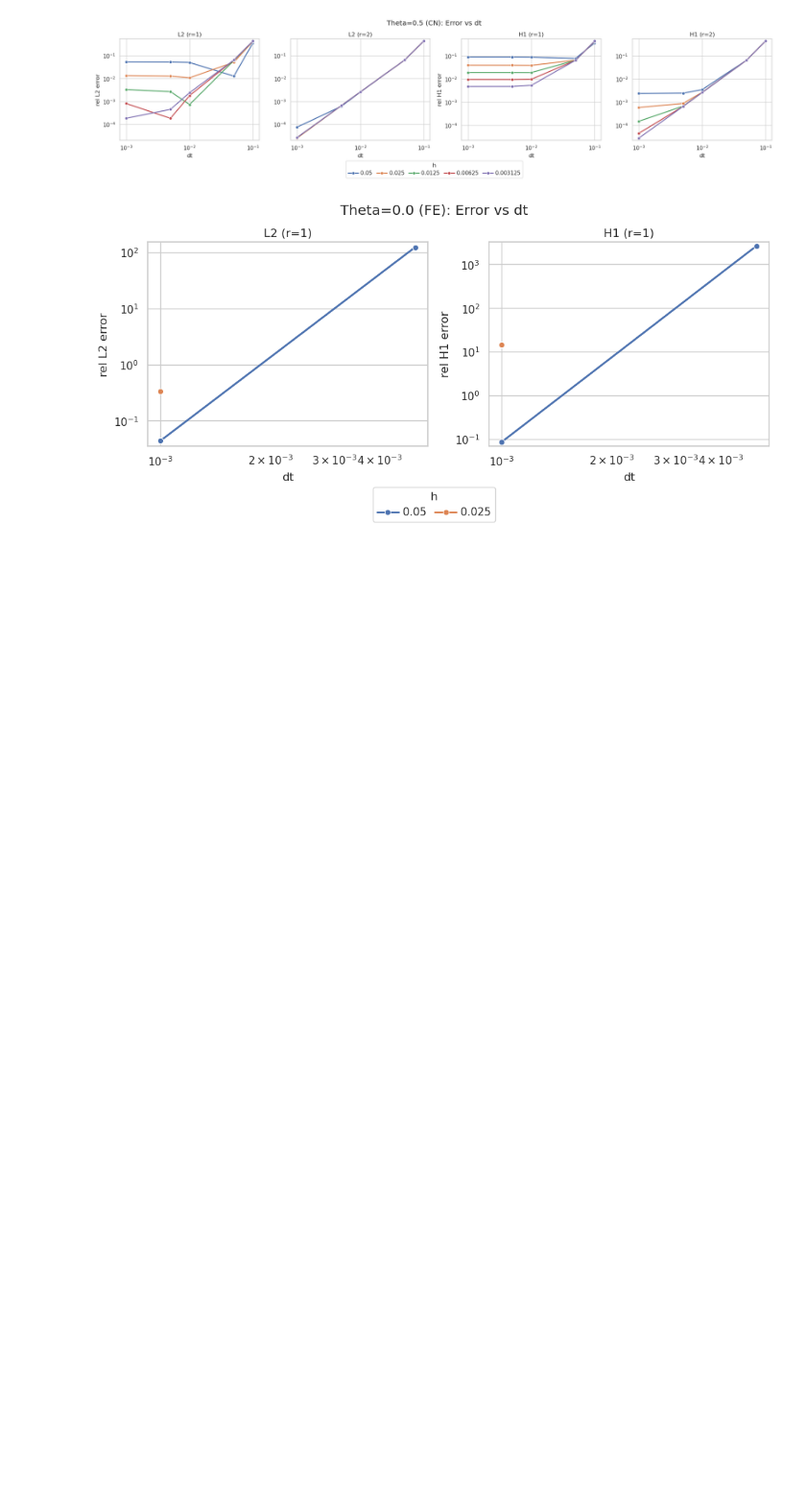
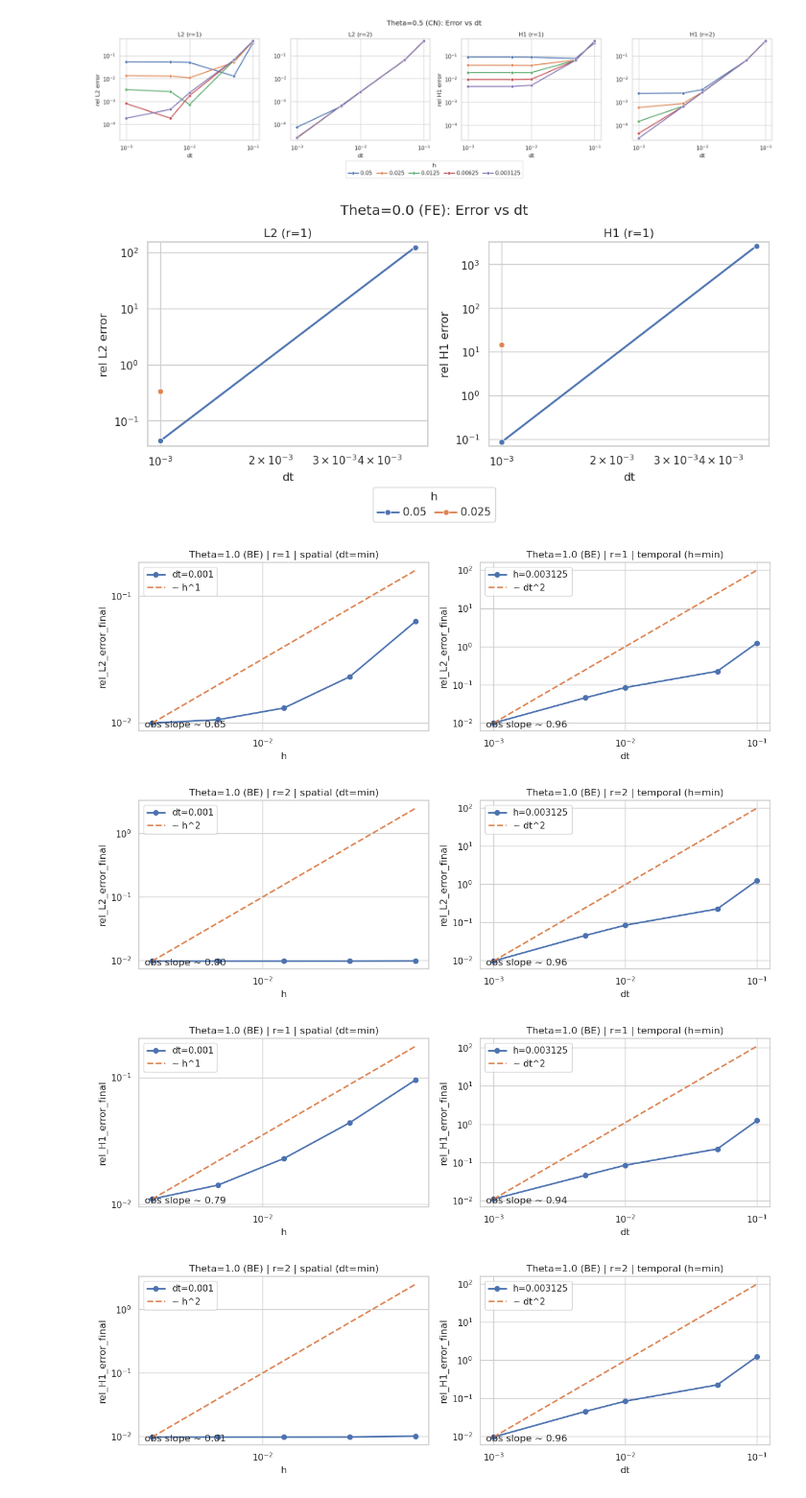
Before and after one commit to AlessandroGhiotto/nmpde-wave-equation, a Jupyter notebook: analysis/convergence-analysis.ipynb, the cells around one changed output. Shown at 96% size. Drawn from its saved outputs; the diff is of its cells as text; code cells hidden in the pictures; blank space fills up the shorter version.

```diff
--- a/analysis/convergence-analysis.ipynb
+++ b/analysis/convergence-analysis.ipynb
@@ -279,3 +418,15 @@ figs_fe = plot_lines_by_r(df_theta_FE, 'Theta=0.0 (FE)')
 [figure]
 [figure]
 [figure]
+# %%
+# Rate-style plots: isolate h^r and dt^2 behavior (Theta)
+for dfi, name in [(df_theta_BE, 'Theta=1.0 (BE)'), (df_theta_CN, 'Theta=0.5 (CN)'), (df_theta_FE, 'Theta=0.0 (FE)')]:
+    plot_spacetime_rates(dfi, name, 'rel_L2_error_final')
+    plot_spacetime_rates(dfi, name, 'rel_H1_error_final')
+    # plot_bound_c_hr_dt2(dfi, name, 'rel_L2_error_final')
+    # plot_bound_c_hr_dt2(dfi, name, 'rel_H1_error_final')
+# %% [output]
+[figure, added]
+[figure, added]
+[figure, added]
+[figure, added]
```
Also changed, not shown: parts of 6 cells of this notebook, 3 other files.
